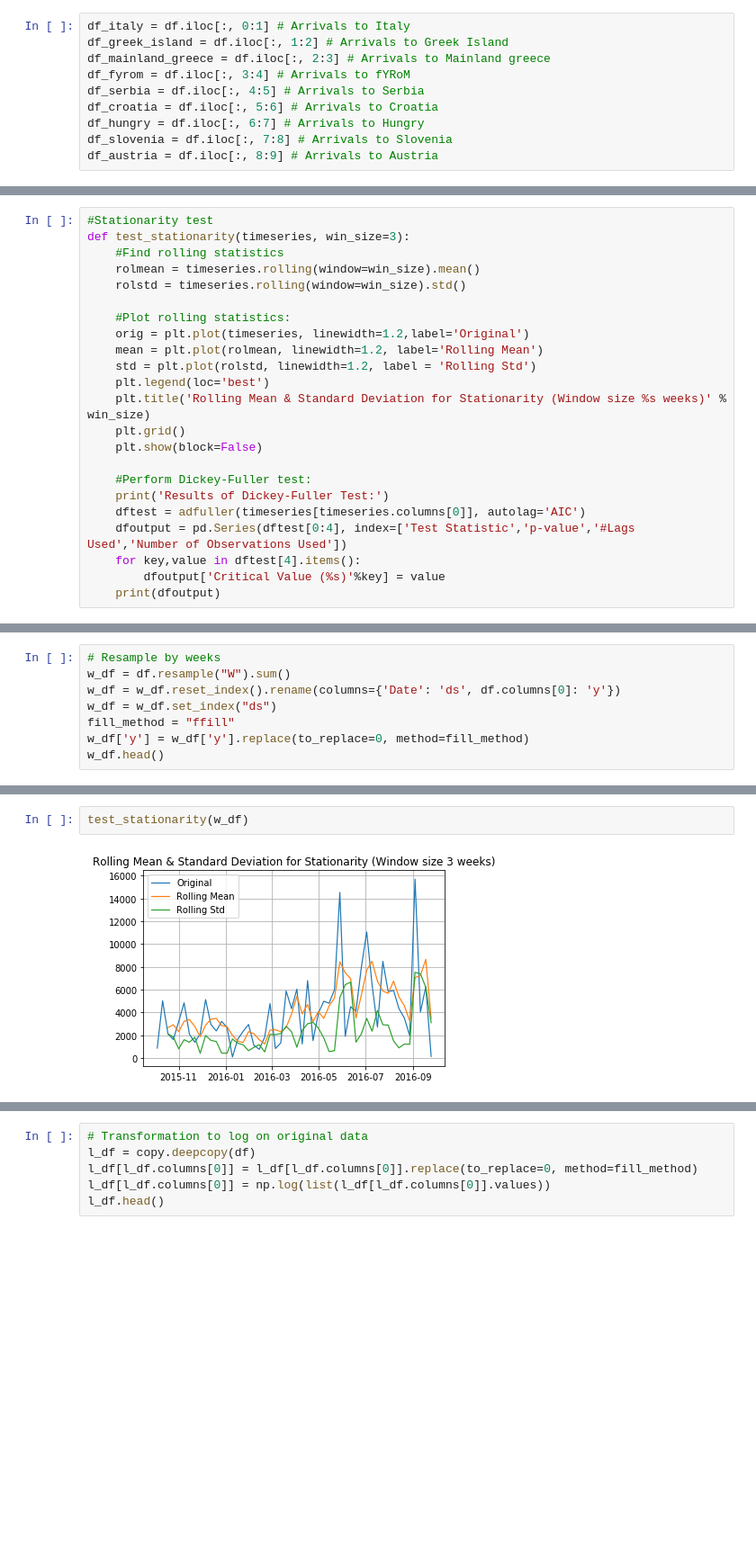
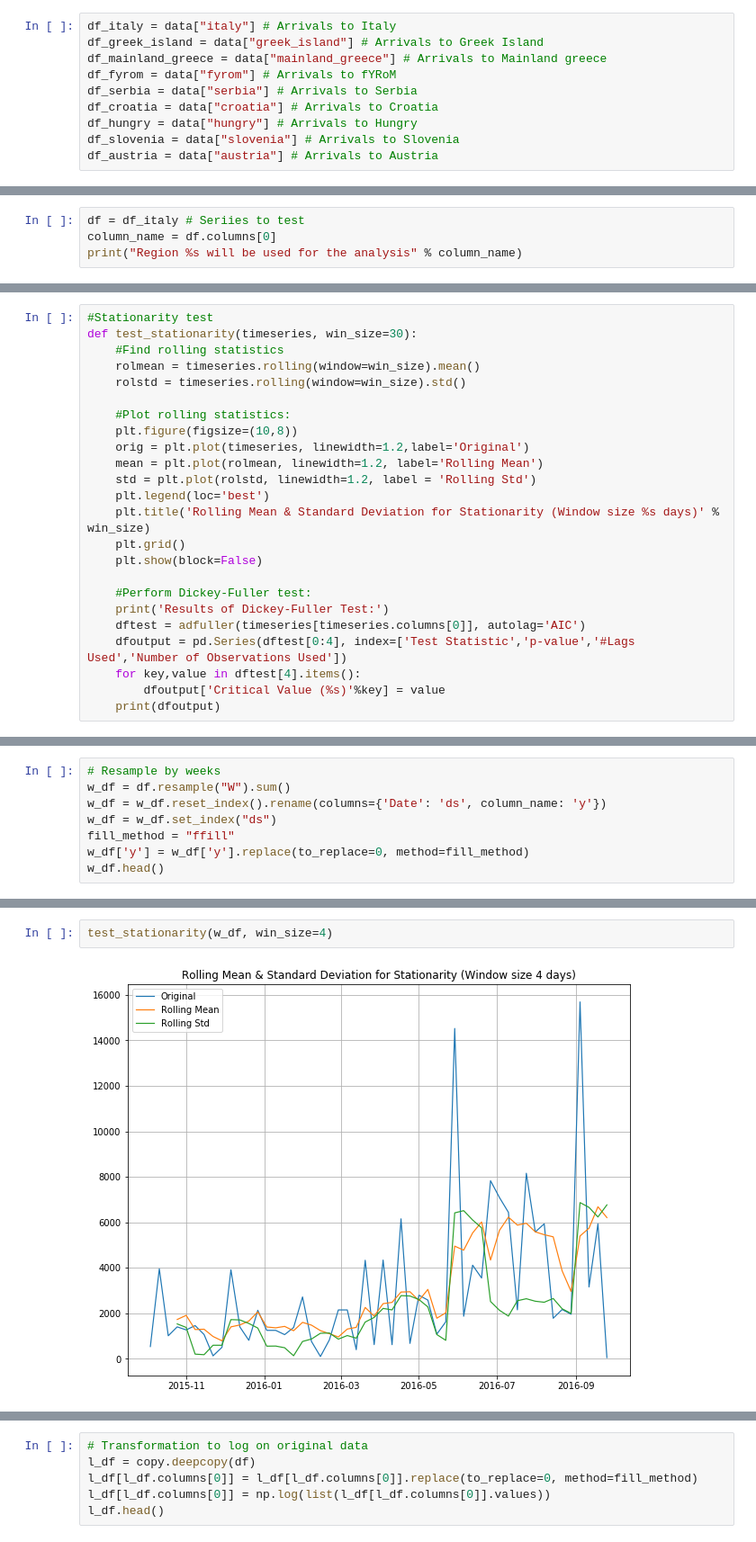
Before and after one commit to hmafnan/Timeseries-Analysis, a Jupyter notebook: src/Analysis.ipynb, the cells around one changed output, grey strips where cells are left out. Shown at 90% size. Cells and saved outputs as stored; diff of their text form; blank space fills up the shorter version.

Commit message:
Arima analysis added

```diff
--- a/src/Analysis.ipynb
+++ b/src/Analysis.ipynb
@@ -21,13 +25,13 @@ df = dataset.load_excel(excel_file)
 # %%
-df_italy = df.iloc[:, 0:1] # Arrivals to Italy
-df_greek_island = df.iloc[:, 1:2] # Arrivals to Greek Island
-df_mainland_greece = df.iloc[:, 2:3] # Arrivals to Mainland greece
-df_fyrom = df.iloc[:, 3:4] # Arrivals to fYRoM
-df_serbia = df.iloc[:, 4:5] # Arrivals to Serbia
-df_croatia = df.iloc[:, 5:6] # Arrivals to Croatia
-df_hungry = df.iloc[:, 6:7] # Arrivals to Hungry
-df_slovenia = df.iloc[:, 7:8] # Arrivals to Slovenia
-df_austria = df.iloc[:, 8:9] # Arrivals to Austria
+df_italy = data["italy"] # Arrivals to Italy
+df_greek_island = data["greek_island"] # Arrivals to Greek Island
+df_mainland_greece = data["mainland_greece"] # Arrivals to Mainland greece
+df_fyrom = data["fyrom"] # Arrivals to fYRoM
+df_serbia = data["serbia"] # Arrivals to Serbia
+df_croatia = data["croatia"] # Arrivals to Croatia
+df_hungry = data["hungry"] # Arrivals to Hungry
+df_slovenia = data["slovenia"] # Arrivals to Slovenia
+df_austria = data["austria"] # Arrivals to Austria
 # %%
 plt.figure(figsize=(14,8))
 plt.plot(df_italy.index, df_italy.iloc[:, 0], label="Italy", linewidth=1.1)
@@ -49,0 +52,4 @@ df = df_italy # Seriies to test
+# %%
+df = df_italy # Seriies to test
+column_name = df.columns[0]
+print("Region %s will be used for the analysis" % column_name)
@@ -79,16 +87,17 @@ df.tail()
 # %%
 #Stationarity test
-def test_stationarity(timeseries, win_size=3):
+def test_stationarity(timeseries, win_size=30):
     #Find rolling statistics
     rolmean = timeseries.rolling(window=win_size).mean()
     rolstd = timeseries.rolling(window=win_size).std()
 
     #Plot rolling statistics:
+    plt.figure(figsize=(10,8))
     orig = plt.plot(timeseries, linewidth=1.2,label='Original')
     mean = plt.plot(rolmean, linewidth=1.2, label='Rolling Mean')
     std = plt.plot(rolstd, linewidth=1.2, label = 'Rolling Std')
     plt.legend(loc='best')
-    plt.title('Rolling Mean & Standard Deviation for Stationarity (Window size %s weeks)' % win_size)
+    plt.title('Rolling Mean & Standard Deviation for Stationarity (Window size %s days)' % win_size)
     plt.grid()
     plt.show(block=False)
 
@@ -115,7 +142,7 @@ dtype: float64
 # %%
 # Resample by weeks
 w_df = df.resample("W").sum()
-w_df = w_df.reset_index().rename(columns={'Date': 'ds', df.columns[0]: 'y'})
+w_df = w_df.reset_index().rename(columns={'Date': 'ds', column_name: 'y'})
 w_df = w_df.set_index("ds")
 fill_method = "ffill"
 w_df['y'] = w_df['y'].replace(to_replace=0, method=fill_method)
@@ -138,5 +165,5 @@ plt.show()
 # %%
-test_stationarity(w_df)
+test_stationarity(w_df, win_size=4)
 # %% [output]
-[figure, old version]
+[figure, new version]
 Results of Dickey-Fuller Test:
```
Also changed, not shown: parts of 35 cells of this notebook, 3 other files.
